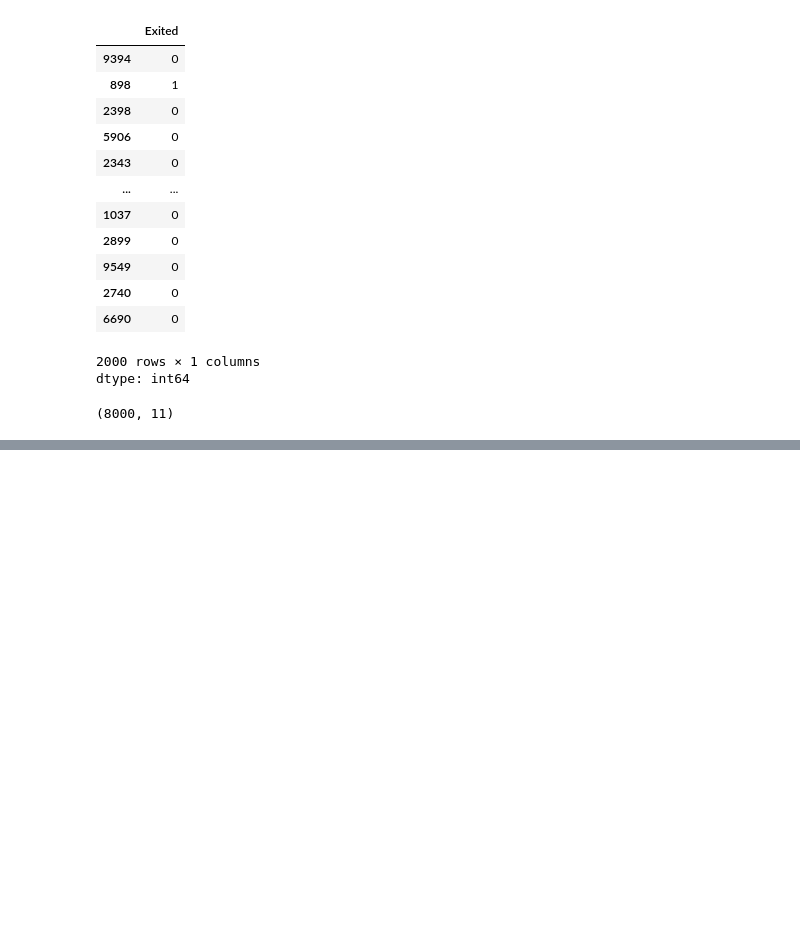
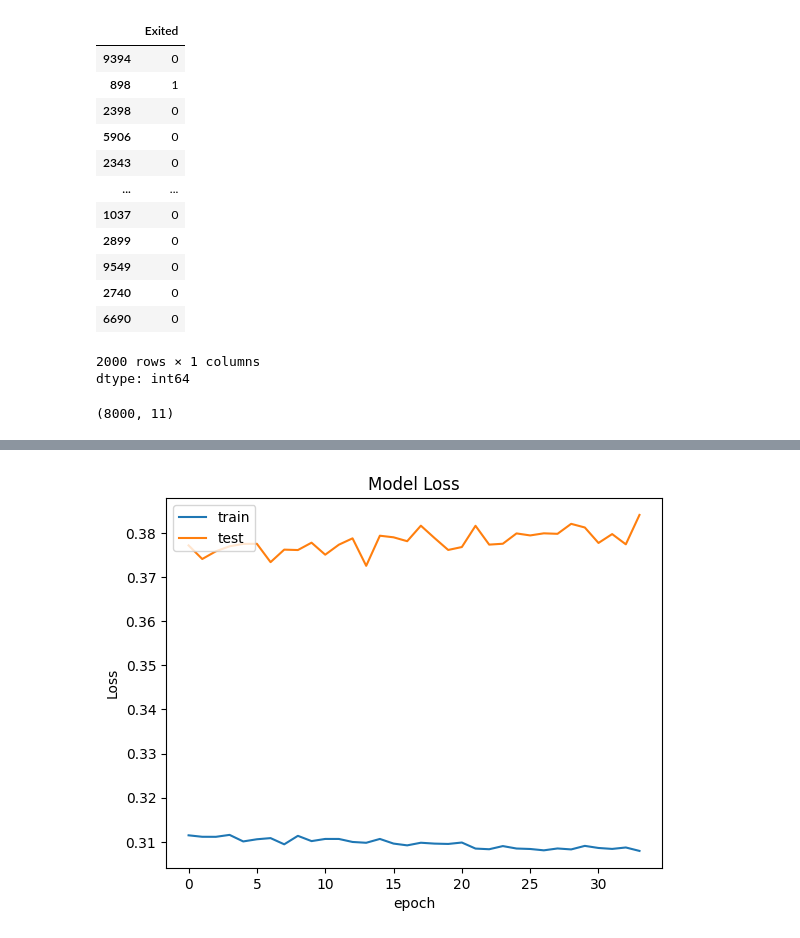
Before and after one commit to GENTLEW1ND/Python, a Jupyter notebook: Churn_using_ANN.ipynb, the cells around one changed output, grey strips where cells are left out. Drawn from its saved outputs; the diff is of its cells as text; code cells hidden in the pictures; blank space fills up the shorter version.

```diff
--- a/Churn_using_ANN.ipynb
+++ b/Churn_using_ANN.ipynb
@@ -166,0 +218,11 @@ from tensorflow.keras.layers import Dense
+# %%
+# Summarize the history for accuracy
+plt.plot(model_history.history['loss'])
+plt.plot(model_history.history['val_loss'])
+plt.title('Model Loss')
+plt.ylabel('Loss')
+plt.xlabel('epoch')
+plt.legend(['train','test'],loc='upper left')
+plt.show()
+# %% [output]
+[figure, added]
```
Also changed, not shown: parts of 19 cells of this notebook.
